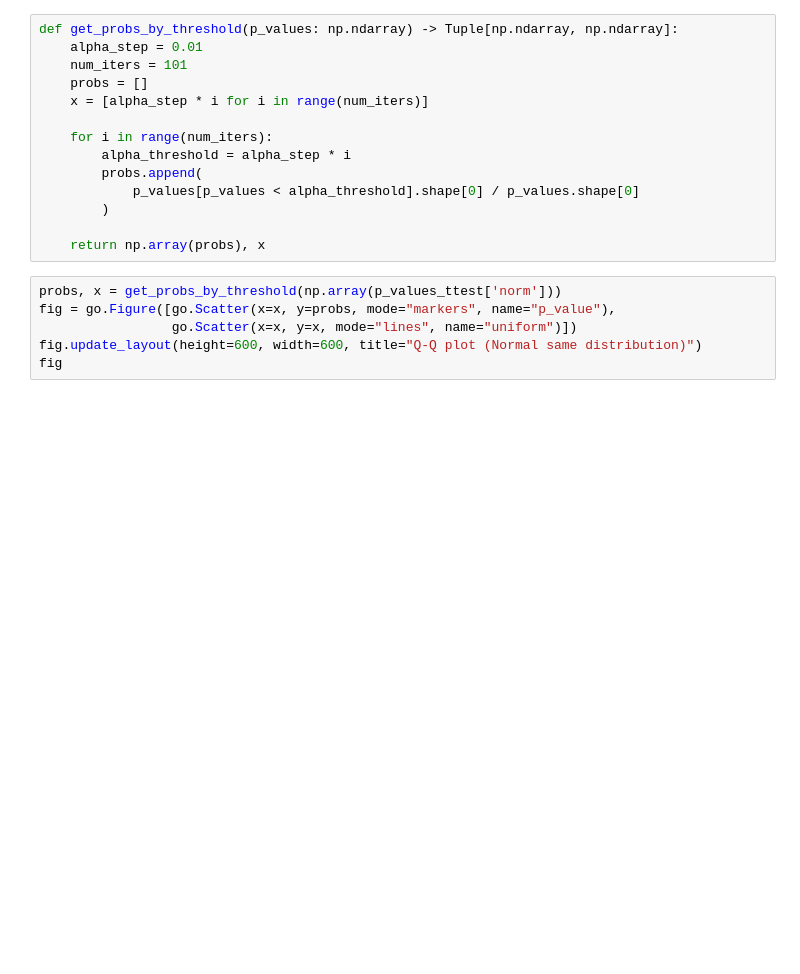
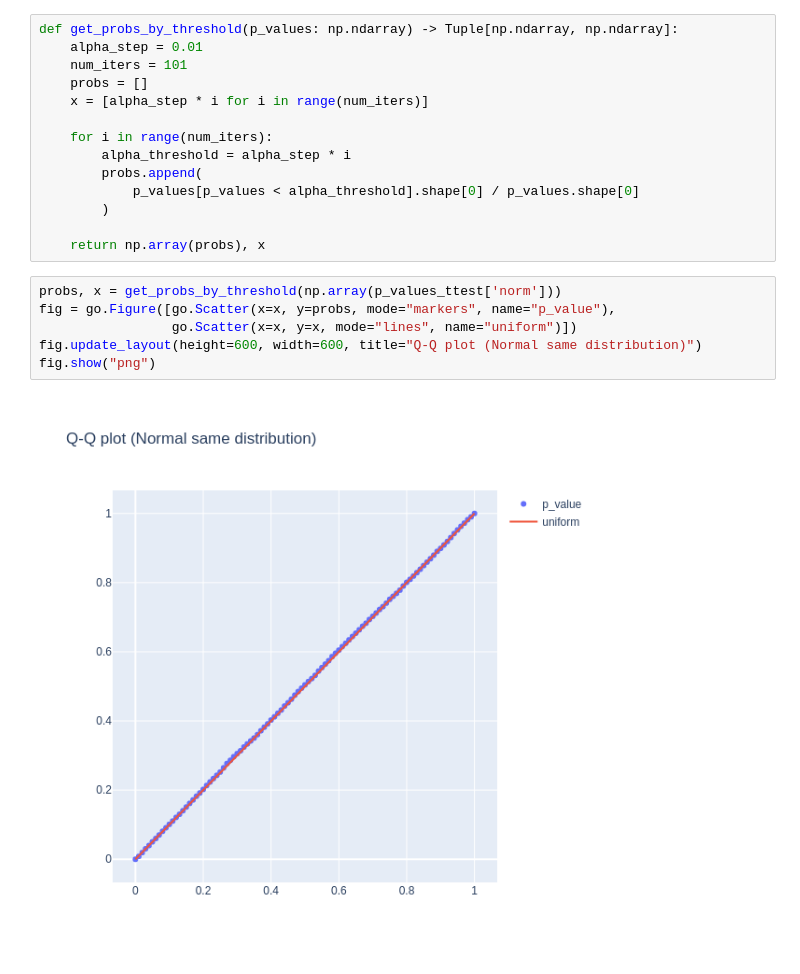
Before and after one commit to boomland/MADE_ab_testing, a Jupyter notebook: hw2/hw_statistics_and_statistical_criteria.ipynb, the cells around one changed output. Drawn from its saved outputs; the diff is of its cells as text; blank space fills up the shorter version.

```diff
--- a/hw2/hw_statistics_and_statistical_criteria.ipynb
+++ b/hw2/hw_statistics_and_statistical_criteria.ipynb
@@ -281,9 +281,11 @@ def get_probs_by_threshold(p_values: np.ndarray) -> Tuple[np.ndarray, np.ndarray
 # %%
 probs, x = get_probs_by_threshold(np.array(p_values_ttest['norm']))
 fig = go.Figure([go.Scatter(x=x, y=probs, mode="markers", name="p_value"),
                  go.Scatter(x=x, y=x, mode="lines", name="uniform")])
 fig.update_layout(height=600, width=600, title="Q-Q plot (Normal same distribution)")
-fig
+fig.show("png")
+# %% [output]
+[figure, added]
 # %%
 fig = go.Figure([go.Histogram(x=p_values_ttest['norm'], xbins={"start":0, "end":1, "size": 0.1})])
 fig.update_layout(title='Q-Q plot (Normal same distribution)')
```
Also changed, not shown: parts of 9 cells of this notebook.
